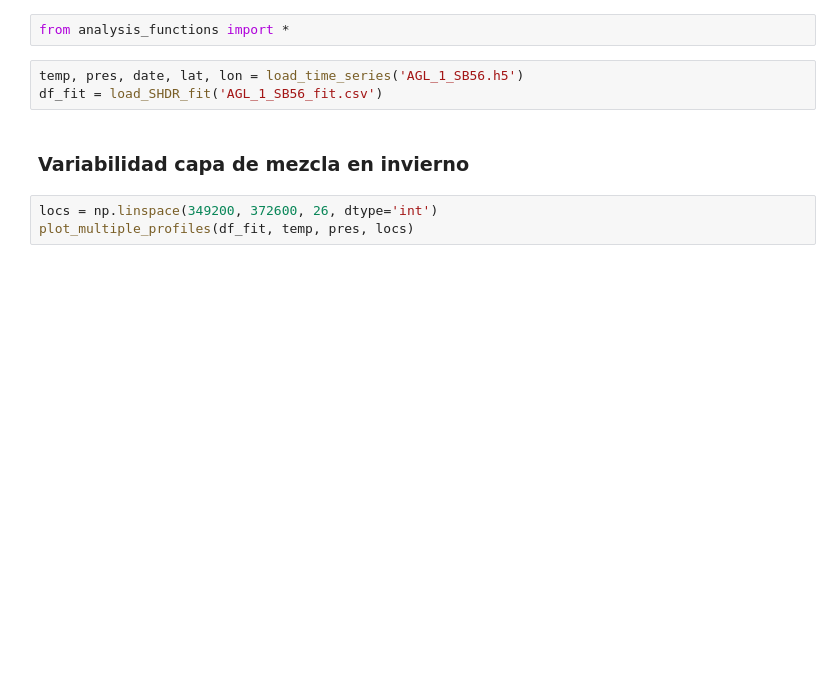
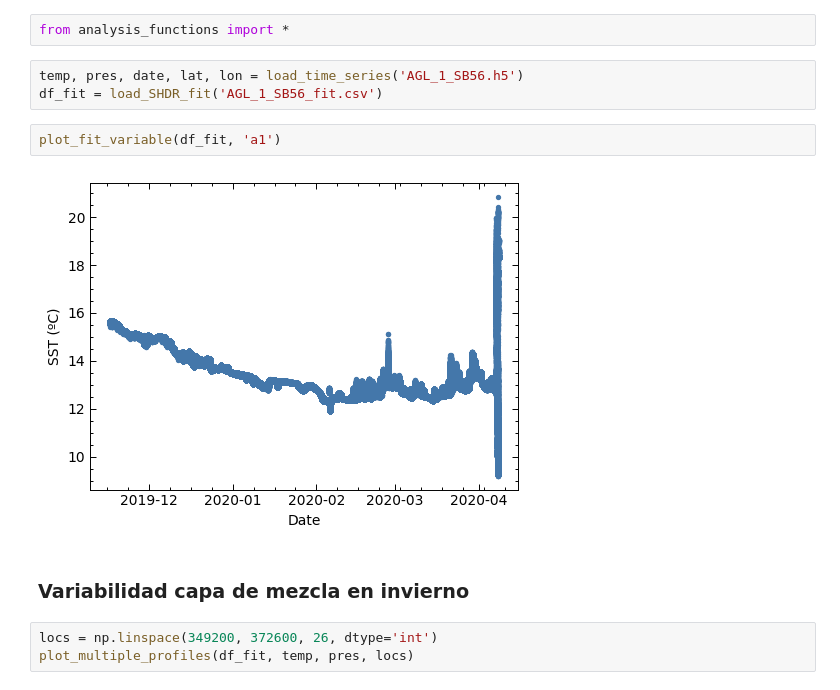
Before and after one commit to manufrn/TFG, a Jupyter notebook: notebooks/interesting_profiles.ipynb, the cells around one changed output. Cells and saved outputs as stored; diff of their text form; blank space fills up the shorter version.

```diff
--- a/notebooks/interesting_profiles.ipynb
+++ b/notebooks/interesting_profiles.ipynb
@@ -15,6 +15,10 @@ from analysis_functions import *
 # %%
 temp, pres, date, lat, lon = load_time_series('AGL_1_SB56.h5')
 df_fit = load_SHDR_fit('AGL_1_SB56_fit.csv')
+# %%
+plot_fit_variable(df_fit, 'a1')
+# %% [output]
+[figure, added]
 # %% [markdown]
 ### Variabilidad capa de mezcla en invierno
 # %%
```
Also changed, not shown: parts of 1 cell of this notebook, 5 other files.
